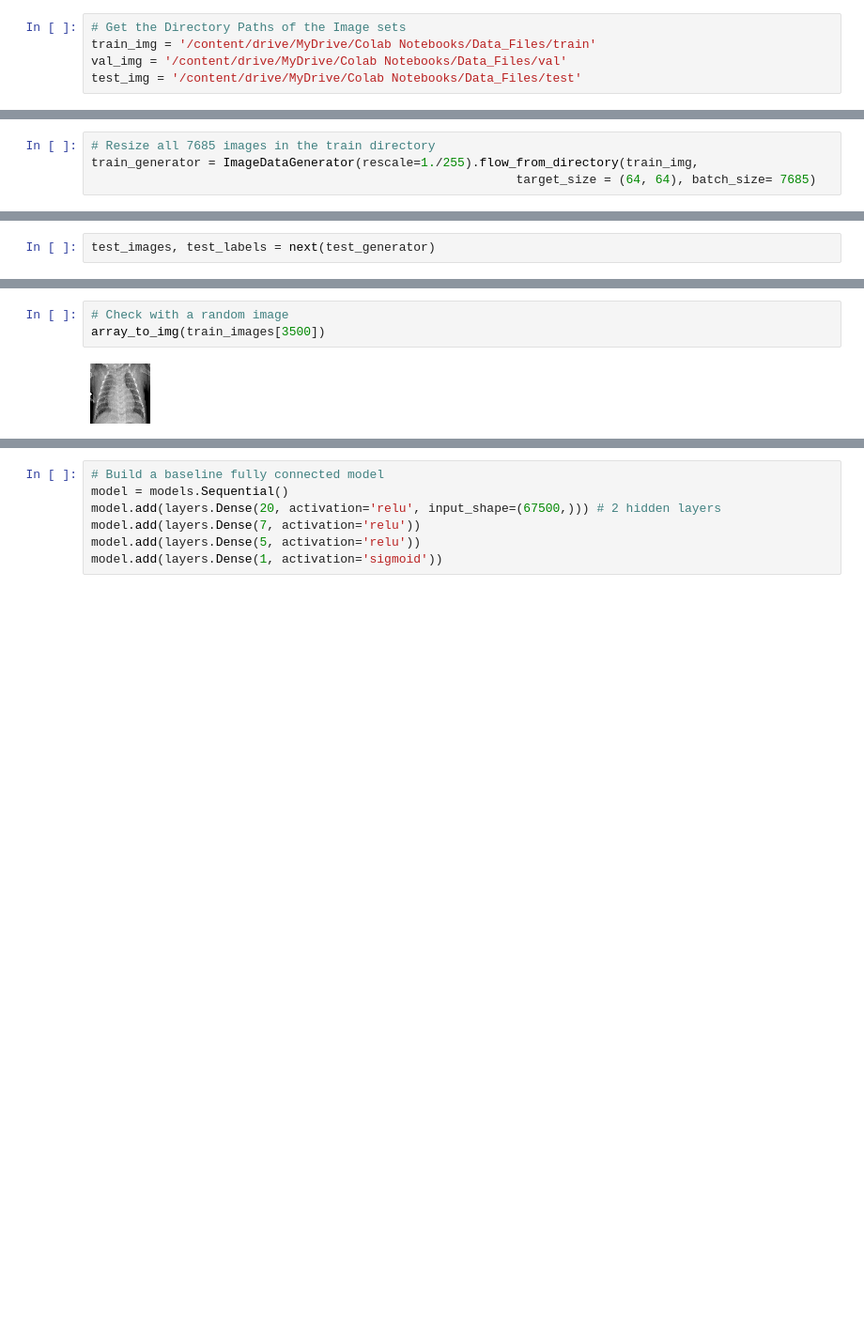
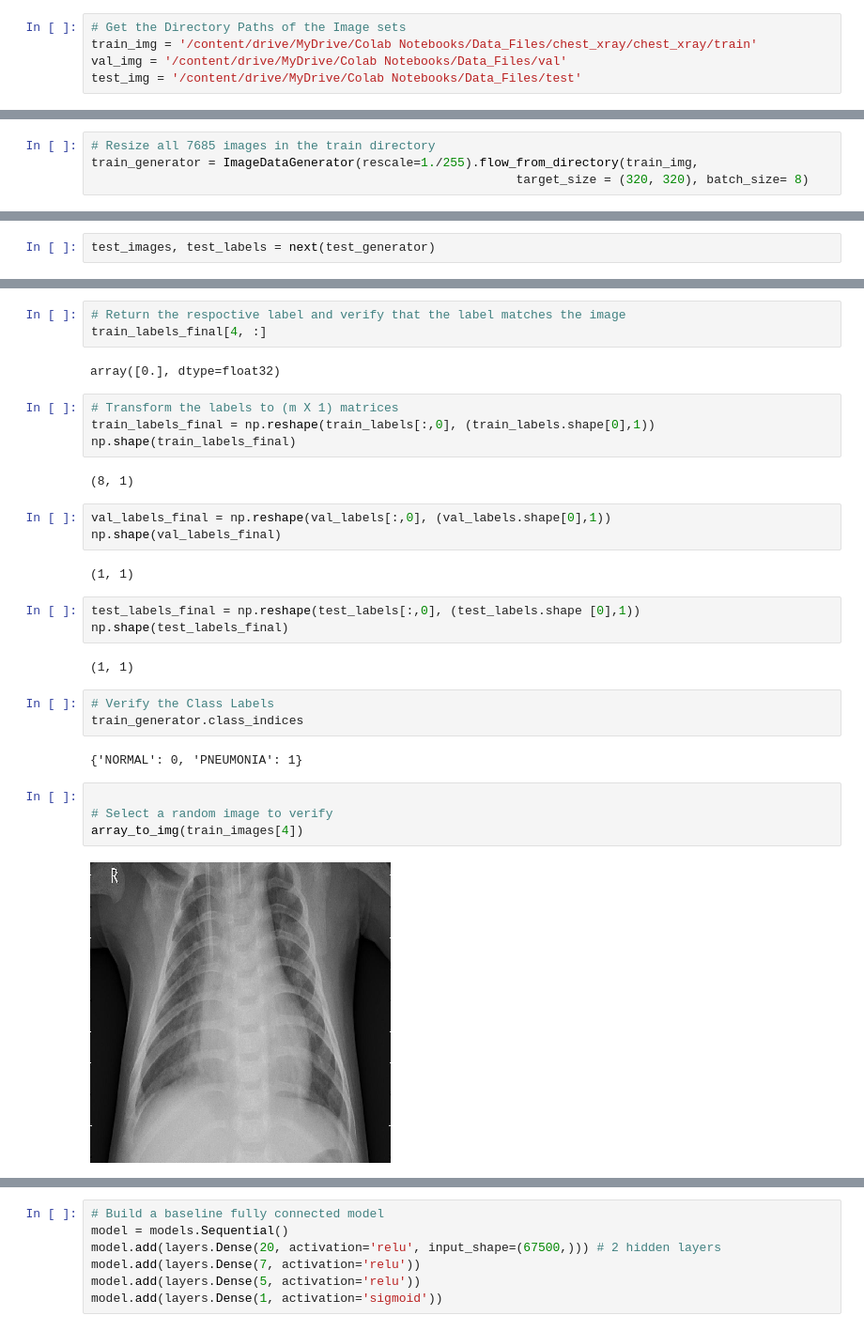
Before and after one commit to peimani/Project4, a Jupyter notebook: Copy_of_Image_Classification_w_Deep_Learning.ipynb, the cells around one changed output, grey strips where cells are left out. Shown at 94% size. Saved outputs shown, nothing was run; the diff lists cells and outputs as text; blank space fills up the shorter version.

```diff
--- a/Copy_of_Image_Classification_w_Deep_Learning.ipynb
+++ b/Copy_of_Image_Classification_w_Deep_Learning.ipynb
@@ -48,7 +49,7 @@ from tensorflow.keras import callbacks, models, layers, optimizers, regularizers
 ## Load the Data
 # %%
 # Get the Directory Paths of the Image sets
-train_img = '/content/drive/MyDrive/Colab Notebooks/Data_Files/train'
+train_img = '/content/drive/MyDrive/Colab Notebooks/Data_Files/chest_xray/chest_xray/train'
 val_img = '/content/drive/MyDrive/Colab Notebooks/Data_Files/val'
 test_img = '/content/drive/MyDrive/Colab Notebooks/Data_Files/test'
 # %% [markdown]
@@ -171,5 +139,5 @@ print('299 additional images have been generated at', norm_dir)
 # %%
 # Resize all 7685 images in the train directory
 train_generator = ImageDataGenerator(rescale=1./255).flow_from_directory(train_img,
-                                                          target_size = (64, 64), batch_size= 7685)
+                                                          target_size = (320, 320), batch_size= 8)
 # %% [output]
@@ -280,5 +188,32 @@ print(val_y.shape)
+# %%
+# Return the respoctive label and verify that the label matches the image
+train_labels_final[4, :]
+# %% [output]
+array([0.], dtype=float32)
+# %%
+# Transform the labels to (m X 1) matrices
+train_labels_final = np.reshape(train_labels[:,0], (train_labels.shape[0],1))
+np.shape(train_labels_final)
+# %% [output]
+(8, 1)
+# %%
+val_labels_final = np.reshape(val_labels[:,0], (val_labels.shape[0],1))
+np.shape(val_labels_final)
+# %% [output]
+(1, 1)
+# %%
+test_labels_final = np.reshape(test_labels[:,0], (test_labels.shape [0],1))
+np.shape(test_labels_final)
+# %% [output]
+(1, 1)
+# %%
+# Verify the Class Labels
+train_generator.class_indices
+# %% [output]
+{'NORMAL': 0, 'PNEUMONIA': 1}
 # %%
-# Check with a random image
-array_to_img(train_images[3500])
+
+# Select a random image to verify
+array_to_img(train_images[4])
 # %% [output]
-[figure, old version]
+[figure, new version]
```
Also changed, not shown: parts of 58 cells of this notebook.
